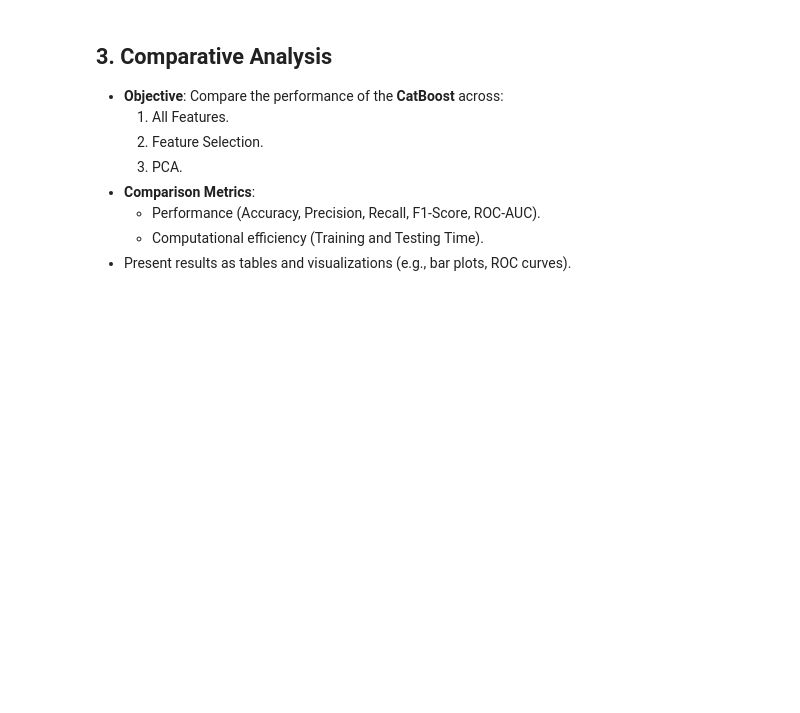
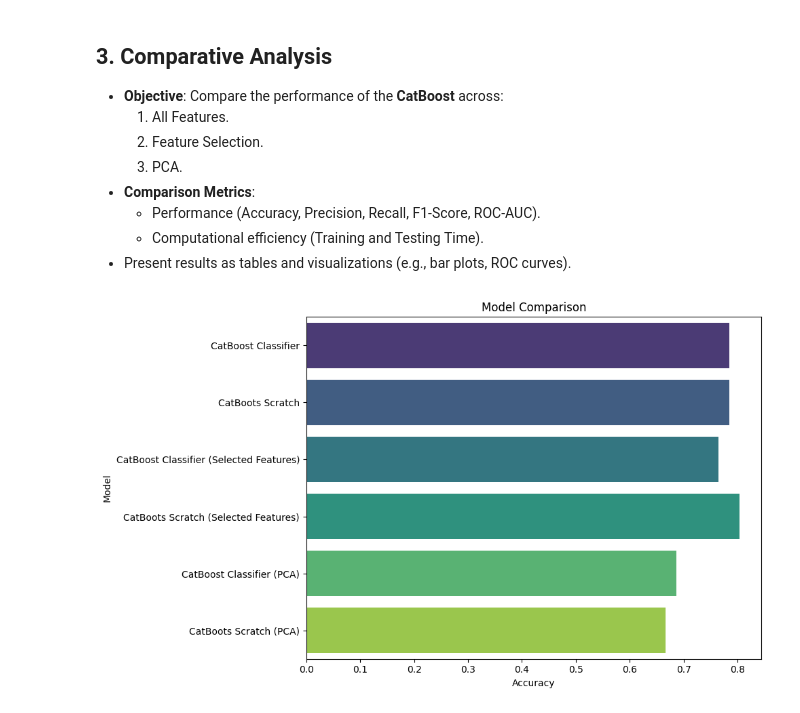
Before and after one commit to SecurDrgorP/ParkinsonML, a Jupyter notebook: ImplCatBoost.ipynb, the cells around one changed output. Drawn from its saved outputs; the diff is of its cells as text; code cells hidden in the pictures; blank space fills up the shorter version.

```diff
--- a/ImplCatBoost.ipynb
+++ b/ImplCatBoost.ipynb
@@ -105,12 +105,14 @@ cat_all.fit(X_train, y_train)
 
 y_pred_all_cat = cat_all.predict(X_test)
 # %%
-# Evaluate
+# Evaluate the model
+
 print("CatBoost Classifier:")
-print(f"Accuracy: {accuracy_score(y_test, y_pred_all_cat)}")
-print(f"ROC AUC: {roc_auc_score(y_test, y_pred_all_cat)}")
-print(f"Confusion Matrix:\n{confusion_matrix(y_test, y_pred_all_cat)}")
-print(f"Classification Report:\n{classification_report(y_test, y_pred_all_cat)}")
+cat_all_accuracy = accuracy_score(y_test, y_pred_all_cat)
+print(f"Accuracy: {cat_all_accuracy}")
+print(f"Confusion matrix:\n{confusion_matrix(y_test, y_pred_all_cat)}")
+print(f"Classification report:\n{classification_report(y_test, y_pred_all_cat)}")
+print(f"ROC AUC score: {roc_auc_score(y_test, y_pred_all_cat)}")
 # %% [output]
 CatBoost Classifier:
 Accuracy: 0.7843137254901961
@@ -146,7 +149,8 @@ print("\nConfusion matrix:")
 print(confusion_matrix(y_test, y_pred_cat_scratch_selected))
 
 print("\nAccuracy score:")
-print(accuracy_score(y_test, y_pred_cat_scratch_selected))
+cat_scratch_all_accuracy = accuracy_score(y_test, y_pred_cat_scratch_selected)
+print(cat_scratch_all_accuracy)
 
 print("\nClassification report:")
 print(classification_report(y_test, y_pred_cat_scratch_selected))
@@ -205,7 +209,8 @@ y_pred_selected_cat = cat_selected.predict(X_test[selected_features])
 
 # Evaluate
 print("CatBoost Classifier with selected features:")
-print(f"Accuracy: {accuracy_score(y_test, y_pred_selected_cat)}")
+cat_selected_accuracy = accuracy_score(y_test, y_pred_selected_cat)
+print(f"Accuracy: {cat_selected_accuracy}")
 print(f"ROC AUC: {roc_auc_score(y_test, y_pred_selected_cat)}")
 print(f"Confusion Matrix:\n{confusion_matrix(y_test, y_pred_selected_cat)}")
 print(f"Classification Report:\n{classification_report(y_test, y_pred_selected_cat)}")
@@ -244,7 +249,8 @@ print("\nConfusion matrix:")
 print(confusion_matrix(y_test, y_pred_cat_scratch_selected))
 
 print("\nAccuracy score:")
-print(accuracy_score(y_test, y_pred_cat_scratch_selected))
+cat_scratch_selected_accuracy = accuracy_score(y_test, y_pred_cat_scratch_selected)
+print(cat_scratch_selected_accuracy)
 
 print("\nClassification report:")
 print(classification_report(y_test, y_pred_cat_scratch_selected))
@@ -396,3 +400,22 @@ weighted avg       0.69      0.67      0.68        51
   - Performance (Accuracy, Precision, Recall, F1-Score, ROC-AUC).
   - Computational efficiency (Training and Testing Time).
 - Present results as tables and visualizations (e.g., bar plots, ROC curves).
+# %%
+# performace comparison between the two models using all features and selected features and PCA
+
+# Create a DataFrame for the results
+results = pd.DataFrame({
+    'Model': ['CatBoost Classifier', 'CatBoots Scratch', 'CatBoost Classifier (Selected Features)', 'CatBoots Scratch (Selected Features)', 'CatBoost Classifier (PCA)', 'CatBoots Scratch (PCA)'],
+    'Accuracy': [cat_all_accuracy, cat_scratch_all_accuracy, cat_selected_accuracy, cat_scratch_selected_accuracy, accuracy_score(y_test, y_pred_cat_pca), accuracy_score(y_test, y_pred_cat_scratch_pca)]
+})
+
+# Plot the results
+plt.figure(figsize=(10, 6))
+sns.barplot(x='Accuracy', y='Model', data=results, palette='viridis', hue='Model')
+plt.title('Model Comparison')
+plt.xlabel('Accuracy')
+plt.ylabel('Model')
+plt.tight_layout()
+plt.show()
+# %% [output]
+[figure, added]
```
Also changed, not shown: parts of 3 cells of this notebook, 6 other files.
